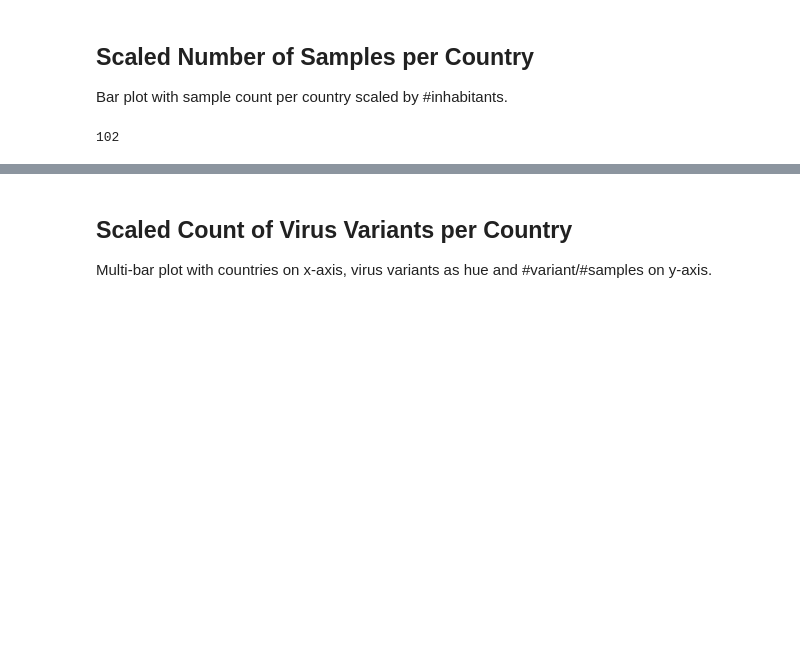
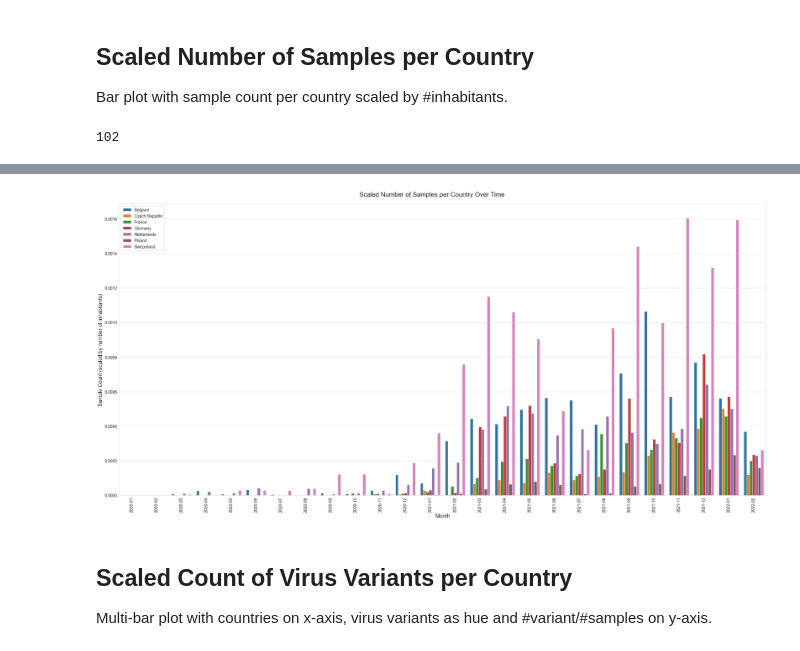
Before and after one commit to ninaihde/sampling-bias-cov19, a Jupyter notebook: src/GISAID_analysis/create_general_insights.ipynb, the cells around one changed output, grey strips where cells are left out. Cells and saved outputs as stored; diff of their text form; code cells hidden in the pictures; blank space fills up the shorter version.

```diff
--- a/src/GISAID_analysis/create_general_insights.ipynb
+++ b/src/GISAID_analysis/create_general_insights.ipynb
@@ -163,0 +219,7 @@ plt.close()
+# %%
+# Scale count
+def scale_count(row):
+    return row['count'] / country_inhabitants_map[row['country']]
+
+plotdata['count_scaled'] = plotdata.apply(lambda row: scale_count(row), axis=1)
+plotdata
@@ -164,3 +240,35 @@ plt.close()
+# %%
+import matplotlib.pyplot as plt
+import seaborn as sns
+
+# Adjust countries to show (currently neighbouring countries of Germany are selected)
+# Denmark and Austria were excluded, as their values distort data of other countries too much
+# Luxembourg is not available in GISAID data & json map
+COUNTRIES = ['Germany', 'Poland', 'Czech Republic', 'Switzerland', 'France', 'Belgium', 'Netherlands']
+
+plotdata_reduced = plotdata[plotdata['country'].isin(COUNTRIES)]
+
+# Per country and month, create bar with sample count scaled by number of inhabitants
+sns.set_style('whitegrid')
+fig, ax = plt.subplots(figsize=(32, 16))
+sns.barplot(data=plotdata_reduced,
+            x='month_year',
+            y='count_scaled',
+            hue='country',
+            order=sorted(plotdata_reduced['month_year'].unique()))
+
+fig.suptitle('Scaled Number of Samples per Country Over Time\n', fontsize=22)
+plt.xlabel('Month', fontsize=18)
+plt.ylabel('Sample Count (scaled by number of inhabitants)', fontsize=18)
+plt.xticks(fontsize=14, rotation=90)
+plt.yticks(fontsize=14)
+plt.legend(loc='upper left', fontsize=14)
+
+plt.tight_layout()
+plt.savefig('../../plots/GISAID/country_counts_over_time_scaled_by_nr_inhabitants.png', dpi=300)
+plt.close()
+# %% [output]
+[figure, added]
 # %% [markdown]
 ## Scaled Count of Virus Variants per Country
 
```
Also changed, not shown: parts of 18 cells of this notebook, 2 other files.
